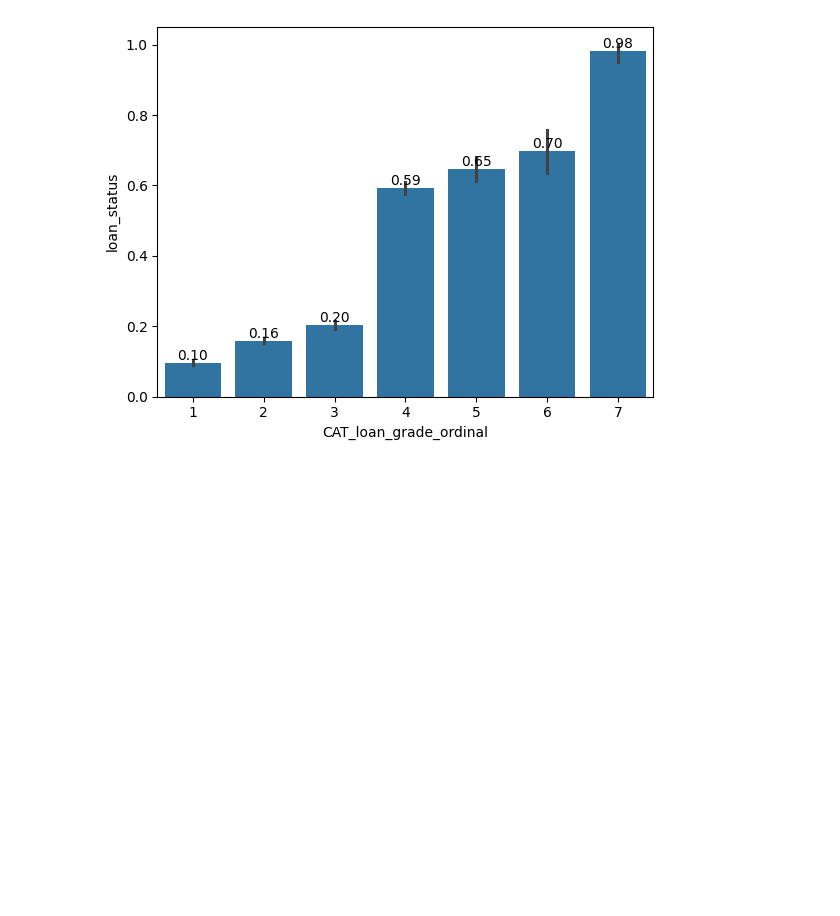
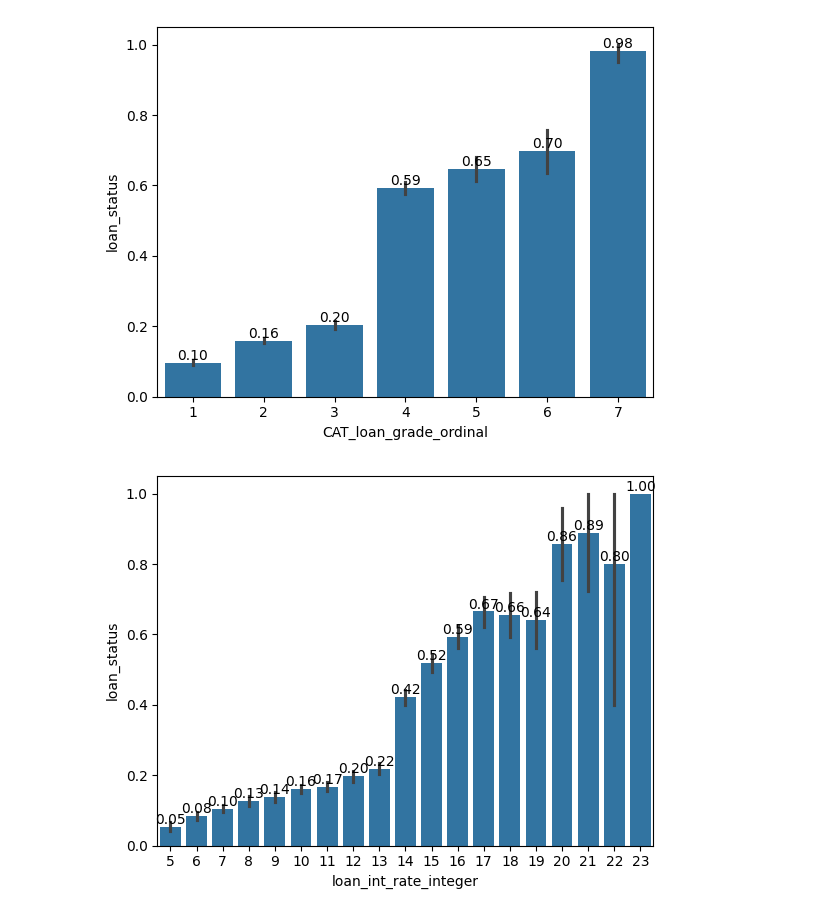
Before and after one commit to andre-bu-gitdev/O2_AI_for_Leaders_dx699, a Jupyter notebook: Milestone_4/M4 Functions.ipynb, the cells around one changed output. Saved outputs shown, nothing was run; the diff lists cells and outputs as text; code cells hidden in the pictures; blank space fills up the shorter version.

```diff
--- a/Milestone_4/M4 Functions.ipynb
+++ b/Milestone_4/M4 Functions.ipynb
@@ -1229,3 +1351,11 @@ for container in ax.containers:
     ax.bar_label(container, fmt='{:,.2f}')
 # %% [output]
 [figure]
+# %%
+# percentage of loan defaults in interest rate groups
+
+ax = sns.barplot(data=cc_risk_df, x="loan_int_rate_integer", y="loan_status")
+for container in ax.containers:
+    ax.bar_label(container, fmt='{:,.2f}')
+# %% [output]
+[figure, added]
```
Also changed, not shown: parts of 12 cells of this notebook.
